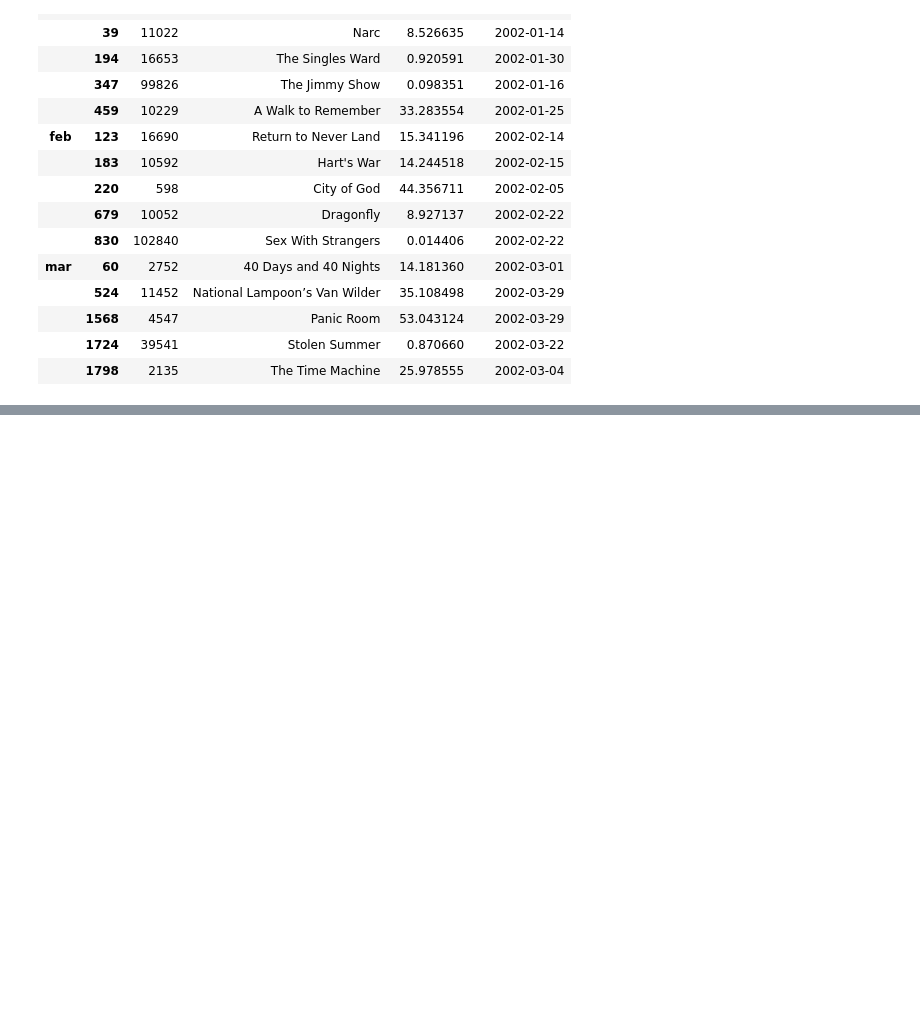
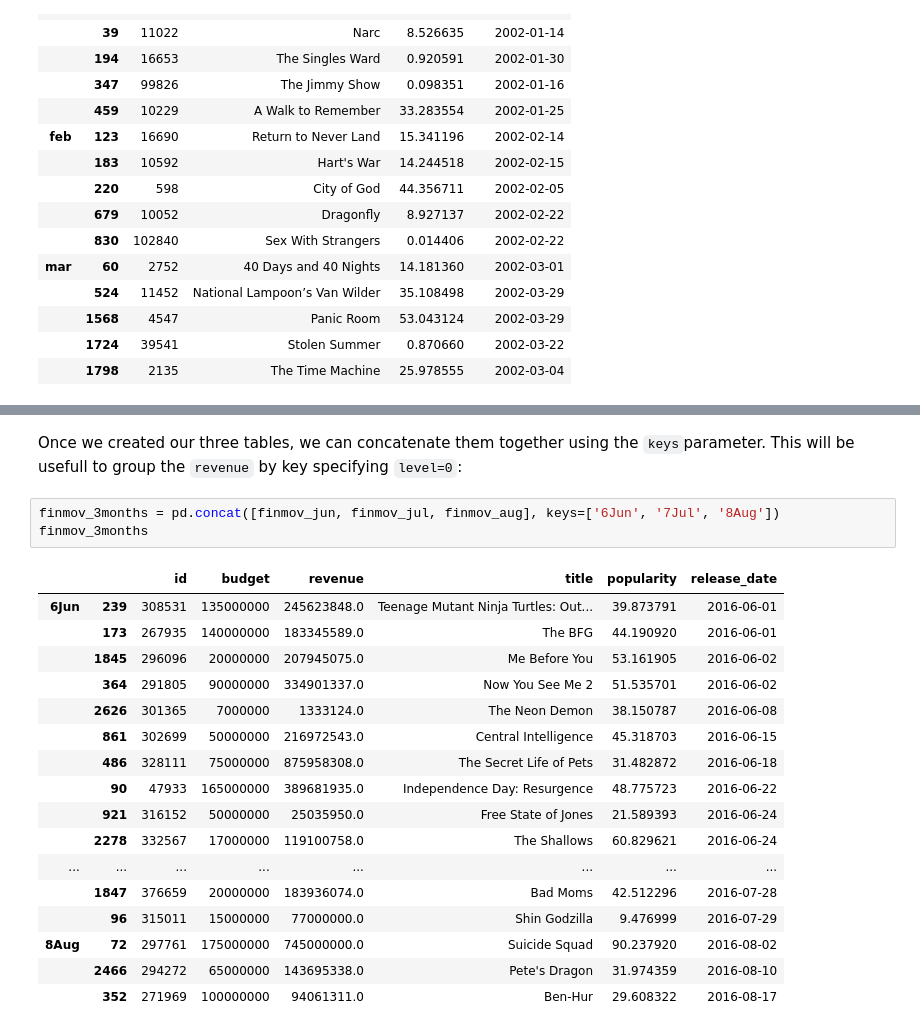
Before and after one commit to kbantoec/dsuc, a Jupyter notebook: joining_data_pandas/notebook.ipynb, the cells around one changed output, grey strips where cells are left out. Cells and saved outputs as stored; diff of their text form; blank space fills up the shorter version.

```diff
--- a/joining_data_pandas/notebook.ipynb
+++ b/joining_data_pandas/notebook.ipynb
@@ -591,0 +681,23 @@ pd.concat([movies_jan, movies_feb, movies_mar], ignore_index=False, keys=['jan',
+# %% [markdown]
+Once we created our three tables, we can concatenate them together using the `keys`parameter. This will be usefull to group the `revenue` by key specifying `level=0`:
+# %%
+finmov_3months = pd.concat([finmov_jun, finmov_jul, finmov_aug], keys=['6Jun', '7Jul', '8Aug'])
+finmov_3months
+# %% [output]
+|  |  | id | budget | revenue | title | popularity | release_date |
+| 6Jun | 239 | 308531 | 135000000 | 245623848.0 | Teenage Mutant Ninja Turtles: Out... | 39.873791 | 2016-06-01 |
+|  | 173 | 267935 | 140000000 | 183345589.0 | The BFG | 44.190920 | 2016-06-01 |
+|  | 1845 | 296096 | 20000000 | 207945075.0 | Me Before You | 53.161905 | 2016-06-02 |
+|  | 364 | 291805 | 90000000 | 334901337.0 | Now You See Me 2 | 51.535701 | 2016-06-02 |
+|  | 2626 | 301365 | 7000000 | 1333124.0 | The Neon Demon | 38.150787 | 2016-06-08 |
+|  | 861 | 302699 | 50000000 | 216972543.0 | Central Intelligence | 45.318703 | 2016-06-15 |
+|  | 486 | 328111 | 75000000 | 875958308.0 | The Secret Life of Pets | 31.482872 | 2016-06-18 |
+|  | 90 | 47933 | 165000000 | 389681935.0 | Independence Day: Resurgence | 48.775723 | 2016-06-22 |
+|  | 921 | 316152 | 50000000 | 25035950.0 | Free State of Jones | 21.589393 | 2016-06-24 |
+|  | 2278 | 332567 | 17000000 | 119100758.0 | The Shallows | 60.829621 | 2016-06-24 |
+| ... | ... | ... | ... | ... | ... | ... | ... |
+|  | 1847 | 376659 | 20000000 | 183936074.0 | Bad Moms | 42.512296 | 2016-07-28 |
+|  | 96 | 315011 | 15000000 | 77000000.0 | Shin Godzilla | 9.476999 | 2016-07-29 |
+| 8Aug | 72 | 297761 | 175000000 | 745000000.0 | Suicide Squad | 90.237920 | 2016-08-02 |
+|  | 2466 | 294272 | 65000000 | 143695338.0 | Pete's Dragon | 31.974359 | 2016-08-10 |
+|  | 352 | 271969 | 100000000 | 94061311.0 | Ben-Hur | 29.608322 | 2016-08-17 |
```
Also changed, not shown: parts of 16 cells of this notebook.
